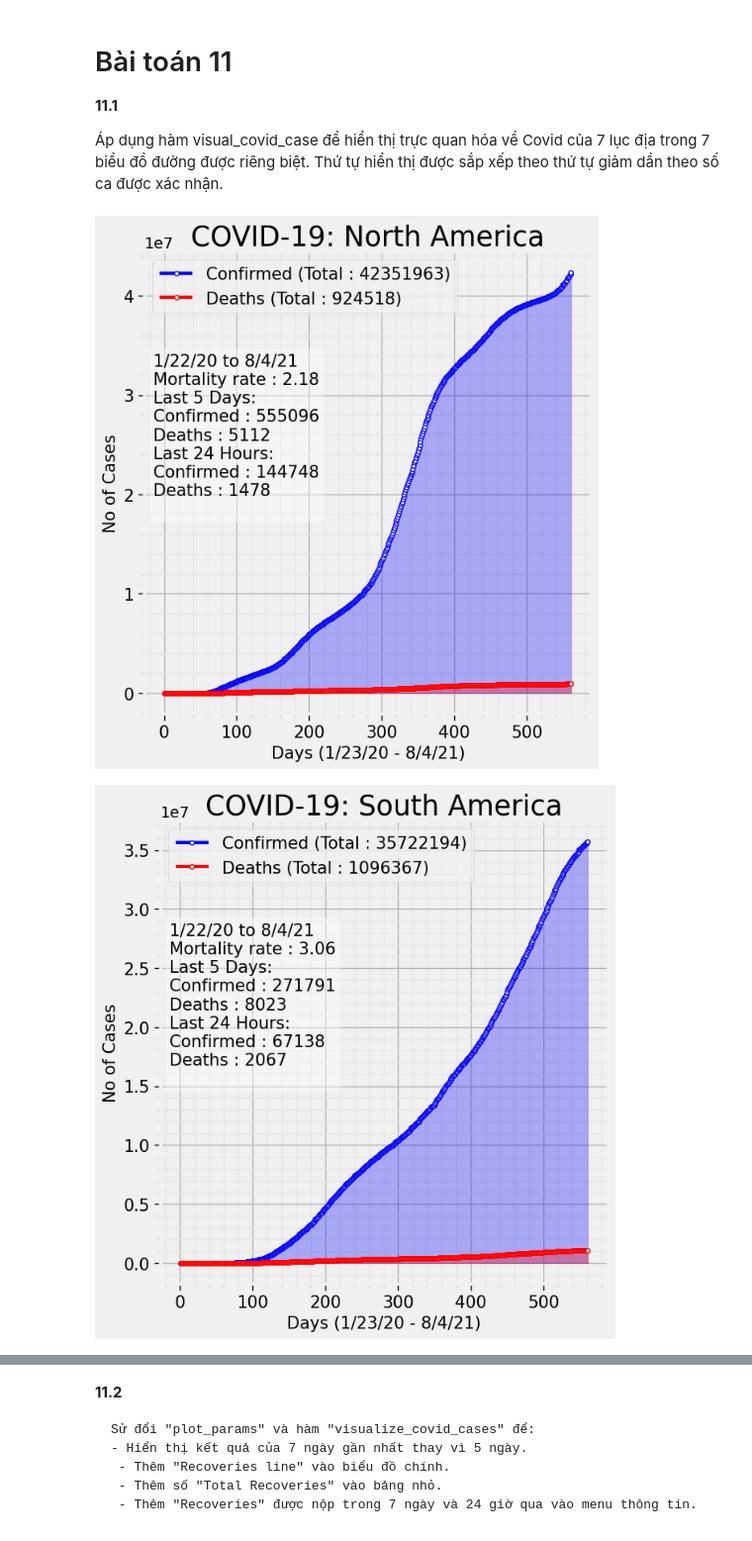
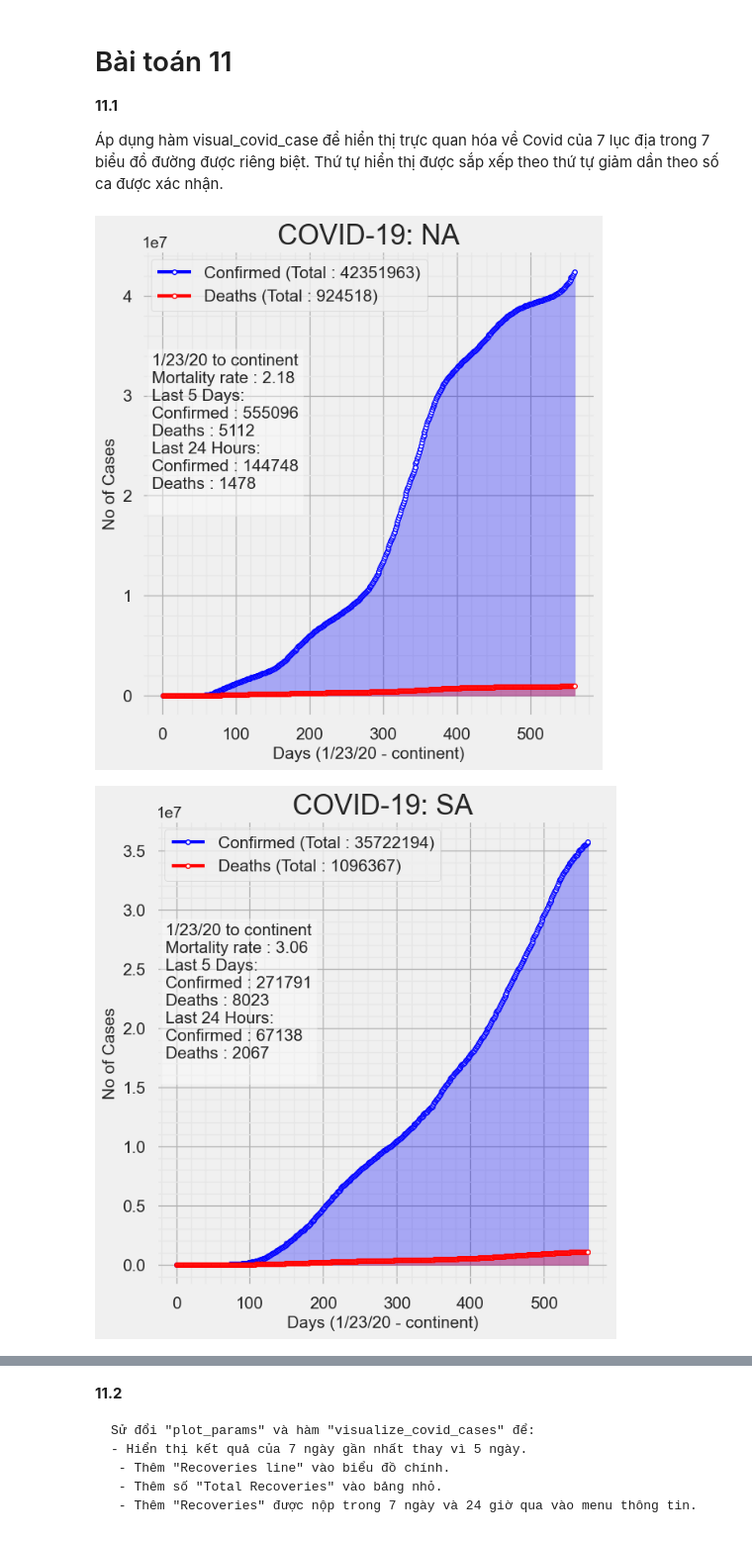
Before and after one commit to khoapdaio/aio-data-science, a Jupyter notebook: dsmmc_day17_khoapd/Final Project #1_ Phân tích dữ liệu Covid-19/Final Project - Phân tích dữ liệu Covid-19.ipynb, the cells around one changed output, grey strips where cells are left out. Shown at 99% size. Saved outputs shown, nothing was run; the diff lists cells and outputs as text; code cells hidden in the pictures.

Commit message:
update(feat): covid and điểm thi

```diff
--- a/dsmmc_day17_khoapd/Final Project #1_ Phân tích dữ liệu Covid-19/Final Project - Phân tích dữ liệu Covid-19.ipynb
+++ b/dsmmc_day17_khoapd/Final Project #1_ Phân tích dữ liệu Covid-19/Final Project - Phân tích dữ liệu Covid-19.ipynb
@@ -325,0 +541,9 @@ def country_to_continent_code( country ):
+# %%
+#Nhập mã lập trình của bạn tại đây:
+confirmed_df['continent'] = confirmed_df['Country/Region'].map(country_to_continent_code)
+deaths_df['continent'] = deaths_df['Country/Region'].map(country_to_continent_code)
+recoveries_df['continent'] = recoveries_df['Country/Region'].map(country_to_continent_code)
+
+print(confirmed_df.head())
+print(deaths_df.head())
+print(recoveries_df.head())
@@ -367,8 +662,8 @@ def country_to_continent_code( country ):
 ## Biểu đồ đường mẫu
 Dưới đây là các hàm mẫu để trực quan hóa các trường hợp sinh động theo thời gian ở mỗi châu lục / quốc gia:
 # %%
-def plot_params( ax, axis_label = None, plt_title = None, label_size = 15, axis_fsize = 15, title_fsize = 20,
-                 scale = 'linear' ):
+def plot_params(ax, axis_label = None, plt_title = None, label_size = 15, axis_fsize = 15, title_fsize = 20,
+                scale = 'linear'):
 	# Tick-Parameters
 	ax.xaxis.set_minor_locator(ticker.AutoMinorLocator())
 	ax.yaxis.set_minor_locator(ticker.AutoMinorLocator())
@@ -391,9 +686,9 @@ def plot_params( ax, axis_label = None, plt_title = None, label_size = 15, axis_
 	yl = plt.ylabel(axis_label[1], fontsize = axis_fsize)
 
 
-def visualize_covid_cases( confirmed, deaths,
-                           continent = None, country = None, state = None, period = None, figure = None,
-                           scale = "linear" ):
+def visualize_covid_cases(confirmed, deaths,
+                          continent = None, country = None, state = None, period = None, figure = None,
+                          scale = "linear"):
 	x = 0
 	if figure == None:
 		f = plt.figure(figsize = (10, 10))
@@ -418,18 +713,18 @@ def visualize_covid_cases( confirmed, deaths,
 	marker_style = dict(linewidth = 3, linestyle = '-', marker = 'o', markersize = 4, markerfacecolor = '#ffffff')
 	for i, stat in enumerate(stats):
 		if params[1] == "All":
-			cases = np.sum(np.asarray(stat.iloc[:, 5:]), axis = 0)[x:]
+			cases = np.sum(np.asarray(stat.iloc[:, 5:-1]), axis = 0)[x:]
 		else:
-			cases = np.sum(np.asarray(stat[stat[params[0]] == params[1]].iloc[:, 5:]), axis = 0)[x:]
+			cases = np.sum(np.asarray(stat[stat[params[0]] == params[1]].iloc[:, 5:-1]), axis = 0)[x:]
 		date = np.arange(1, cases.shape[0] + 1)[x:]
 		plt.plot(date, cases, label = label[i] + " (Total : " + str(cases[-1]) + ")", color = color[i], **marker_style)
 		plt.fill_between(date, cases, color = color[i], alpha = 0.3)
 	if params[1] == "All":
-		Total_confirmed = np.sum(np.asarray(stats[0].iloc[:, 5:]), axis = 0)[x:]
-		Total_deaths = np.sum(np.asarray(stats[1].iloc[:, 5:]), axis = 0)[x:]
+		Total_confirmed = np.sum(np.asarray(stats[0].iloc[:, 5:-1]), axis = 0)[x:]
+		Total_deaths = np.sum(np.asarray(stats[1].iloc[:, 5:-1]), axis = 0)[x:]
 	else:
-		Total_confirmed = np.sum(np.asarray(stats[0][stats[0][params[0]] == params[1]].iloc[:, 5:]), axis = 0)[x:]
-		Total_deaths = np.sum(np.asarray(stats[1][stats[1][params[0]] == params[1]].iloc[:, 5:]), axis = 0)[x:]
+		Total_confirmed = np.sum(np.asarray(stats[0][stats[0][params[0]] == params[1]].iloc[:, 5:-1]), axis = 0)[x:]
+		Total_deaths = np.sum(np.asarray(stats[1][stats[1][params[0]] == params[1]].iloc[:, 5:-1]), axis = 0)[x:]
 
 	text = stats[0].columns[5] + " to " + stats[0].columns[-1] + "\n"
 	text += "Mortality rate : " + str(int(Total_deaths[-1] / (Total_confirmed[-1]) * 10000) / 100) + "\n"
@@ -468,5 +765,7 @@ def visualize_covid_cases( confirmed, deaths,
 # %%
 #Nhập mã lập trình của bạn tại đây:
+for k, v in continents.items():
+	visualize_covid_cases(confirmed_df, deaths_df, continent = k)
 # %% [output]
-[figure, old version]
+[figure, new version]
-[figure, old version]
+[figure, new version]
```
Also changed, not shown: parts of 34 cells of this notebook.
